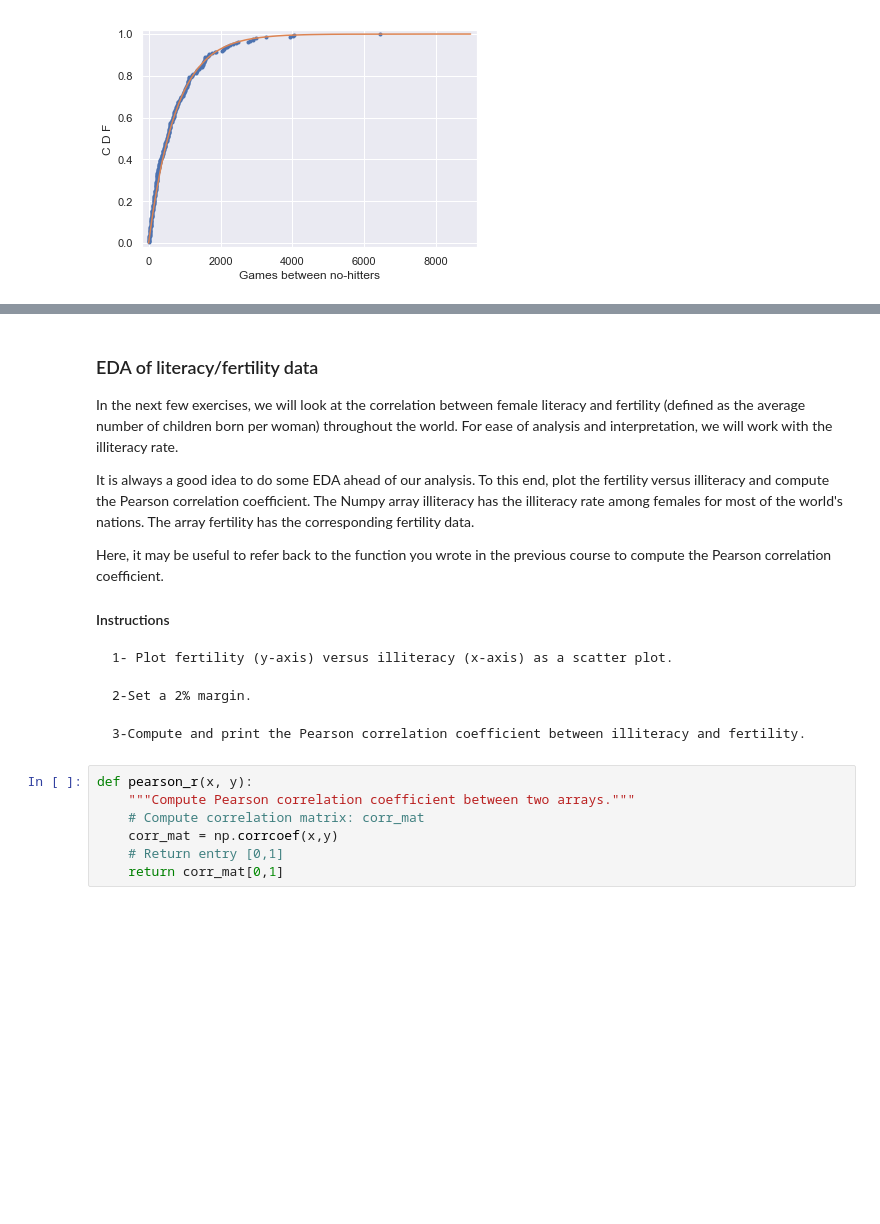
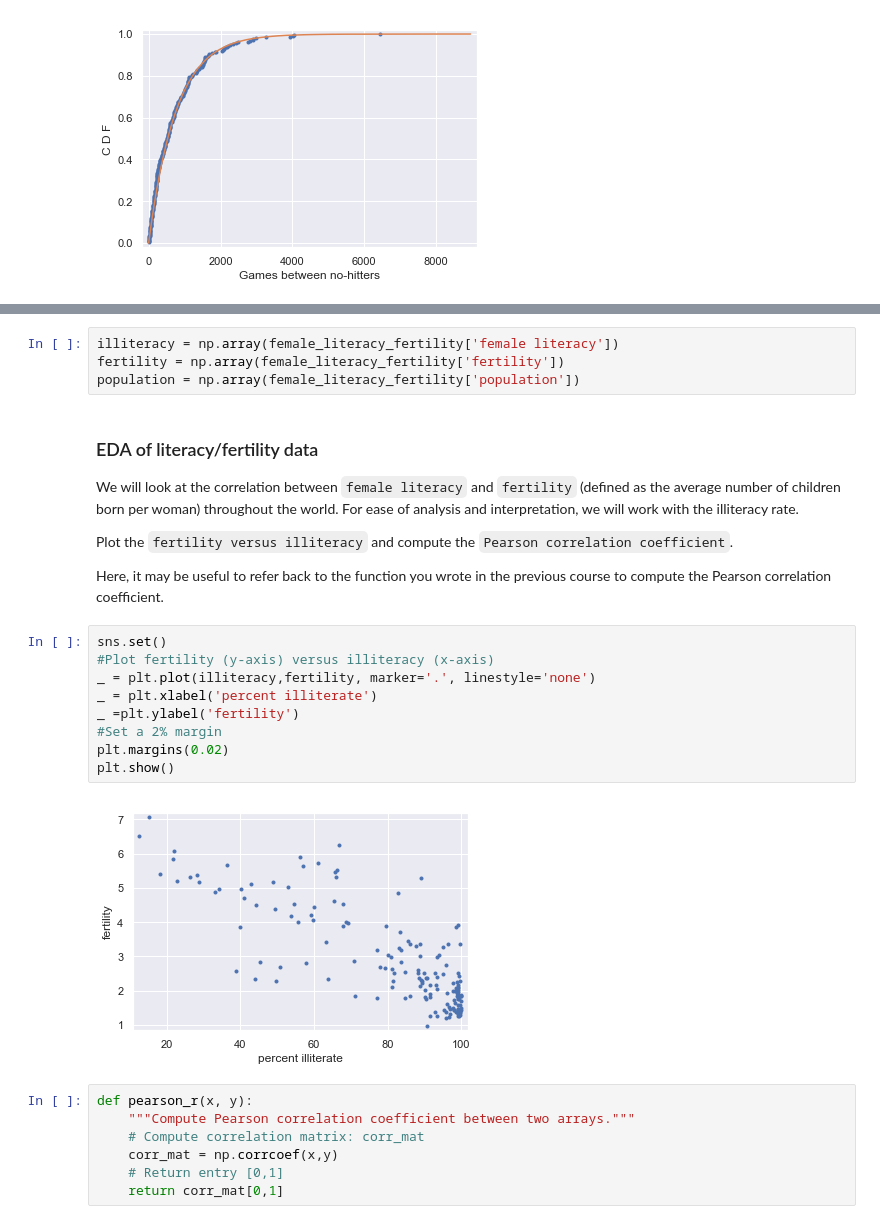
Before and after one commit to aysbt/DataCamp, a Jupyter notebook: Statistical_Thinking_in_Python_Part_2.ipynb, the cells around one changed output, grey strips where cells are left out. Drawn from its saved outputs; the diff is of its cells as text; blank space fills up the shorter version.

```diff
--- a/Statistical_Thinking_in_Python_Part_2.ipynb
+++ b/Statistical_Thinking_in_Python_Part_2.ipynb
@@ -154,18 +158,25 @@ We will use the Numpy fuctions polyfit, which performs least squares analysis wi
+# %%
+illiteracy = np.array(female_literacy_fertility['female literacy'])
+fertility = np.array(female_literacy_fertility['fertility'])
+population = np.array(female_literacy_fertility['population'])
 # %% [markdown]
 ### EDA of literacy/fertility data
-In the next few exercises, we will look at the correlation between female literacy and fertility (defined as the average number of children born per woman) throughout the world. For ease of analysis and interpretation, we will work with the illiteracy rate.
+We will look at the correlation between `female literacy` and `fertility` (defined as the average number of children born per woman) throughout the world. For ease of analysis and interpretation, we will work with the illiteracy rate.
 
-It is always a good idea to do some EDA ahead of our analysis. To this end, plot the fertility versus illiteracy and compute the Pearson correlation coefficient. The Numpy array illiteracy has the illiteracy rate among females for most of the world's nations. The array fertility has the corresponding fertility data.
+Plot the `fertility versus illiteracy` and compute the `Pearson correlation coefficient`.
 
 Here, it may be useful to refer back to the function you wrote in the previous course to compute the Pearson correlation coefficient.
-
-   #### Instructions
-
-    1- Plot fertility (y-axis) versus illiteracy (x-axis) as a scatter plot.
-
-    2-Set a 2% margin.
-
-    3-Compute and print the Pearson correlation coefficient between illiteracy and fertility.
+# %%
+sns.set()
+#Plot fertility (y-axis) versus illiteracy (x-axis)
+_ = plt.plot(illiteracy,fertility, marker='.', linestyle='none')
+_ = plt.xlabel('percent illiterate')
+_ =plt.ylabel('fertility')
+#Set a 2% margin
+plt.margins(0.02)
+plt.show()
+# %% [output]
+[figure, added]
 # %%
 def pearson_r(x, y):
     """Compute Pearson correlation coefficient between two arrays."""
```
Also changed, not shown: parts of 17 cells of this notebook.
